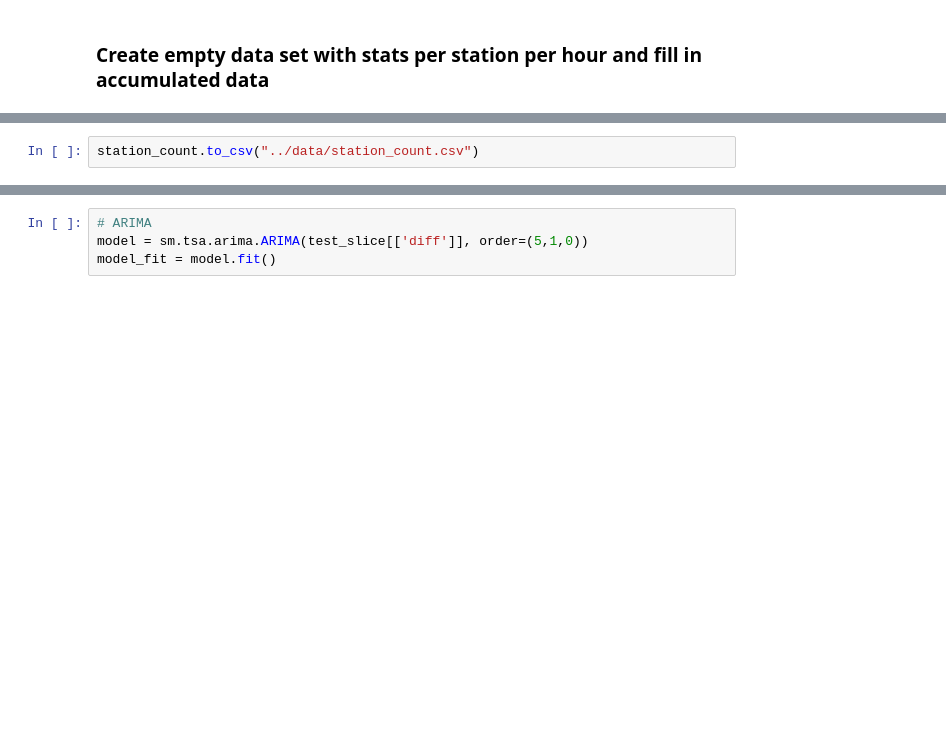
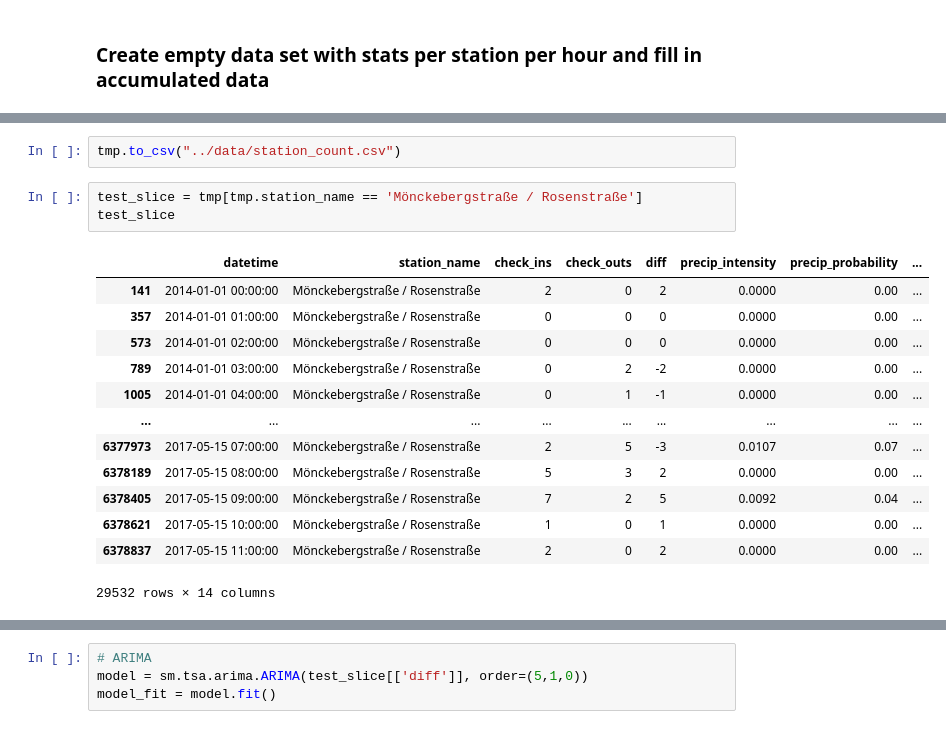
Before and after one commit to dorotheelaugwitz/master-thesis, a Jupyter notebook: stations_exploration.ipynb, the cells around one changed output, grey strips where cells are left out. Saved outputs shown, nothing was run; the diff lists cells and outputs as text; blank space fills up the shorter version.

```diff
--- a/stations_exploration.ipynb
+++ b/stations_exploration.ipynb
@@ -129,2 +171,19 @@ station_count.head(10)
 # %%
-station_count.to_csv("../data/station_count.csv")
+tmp.to_csv("../data/station_count.csv")
+# %%
+test_slice = tmp[tmp.station_name == 'Mönckebergstraße / Rosenstraße']
+test_slice
+# %% [output]
+|  | datetime | station_name | check_ins | check_outs | diff | precip_intensity | precip_probability | ... |
+| 141 | 2014-01-01 00:00:00 | Mönckebergstraße / Rosenstraße | 2 | 0 | 2 | 0.0000 | 0.00 | ... |
+| 357 | 2014-01-01 01:00:00 | Mönckebergstraße / Rosenstraße | 0 | 0 | 0 | 0.0000 | 0.00 | ... |
+| 573 | 2014-01-01 02:00:00 | Mönckebergstraße / Rosenstraße | 0 | 0 | 0 | 0.0000 | 0.00 | ... |
+| 789 | 2014-01-01 03:00:00 | Mönckebergstraße / Rosenstraße | 0 | 2 | -2 | 0.0000 | 0.00 | ... |
+| 1005 | 2014-01-01 04:00:00 | Mönckebergstraße / Rosenstraße | 0 | 1 | -1 | 0.0000 | 0.00 | ... |
+| ... | ... | ... | ... | ... | ... | ... | ... | ... |
+| 6377973 | 2017-05-15 07:00:00 | Mönckebergstraße / Rosenstraße | 2 | 5 | -3 | 0.0107 | 0.07 | ... |
+| 6378189 | 2017-05-15 08:00:00 | Mönckebergstraße / Rosenstraße | 5 | 3 | 2 | 0.0000 | 0.00 | ... |
+| 6378405 | 2017-05-15 09:00:00 | Mönckebergstraße / Rosenstraße | 7 | 2 | 5 | 0.0092 | 0.04 | ... |
+| 6378621 | 2017-05-15 10:00:00 | Mönckebergstraße / Rosenstraße | 1 | 0 | 1 | 0.0000 | 0.00 | ... |
+| 6378837 | 2017-05-15 11:00:00 | Mönckebergstraße / Rosenstraße | 2 | 0 | 2 | 0.0000 | 0.00 | ... |
+29532 rows × 14 columns
```
Also changed, not shown: parts of 14 cells of this notebook, 18 other files.
